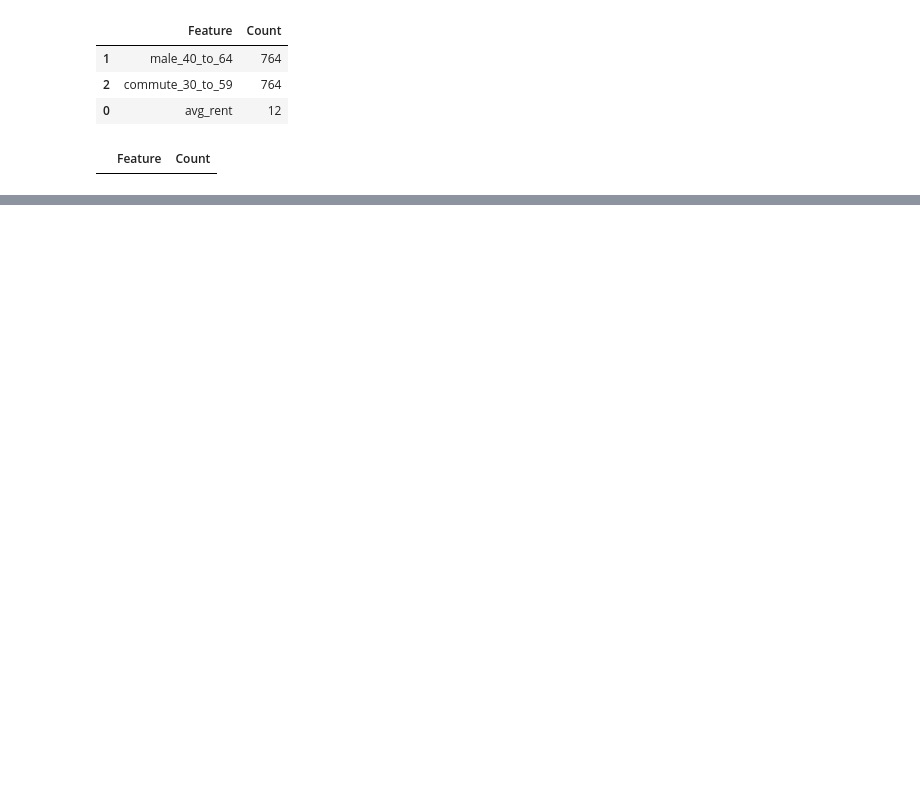
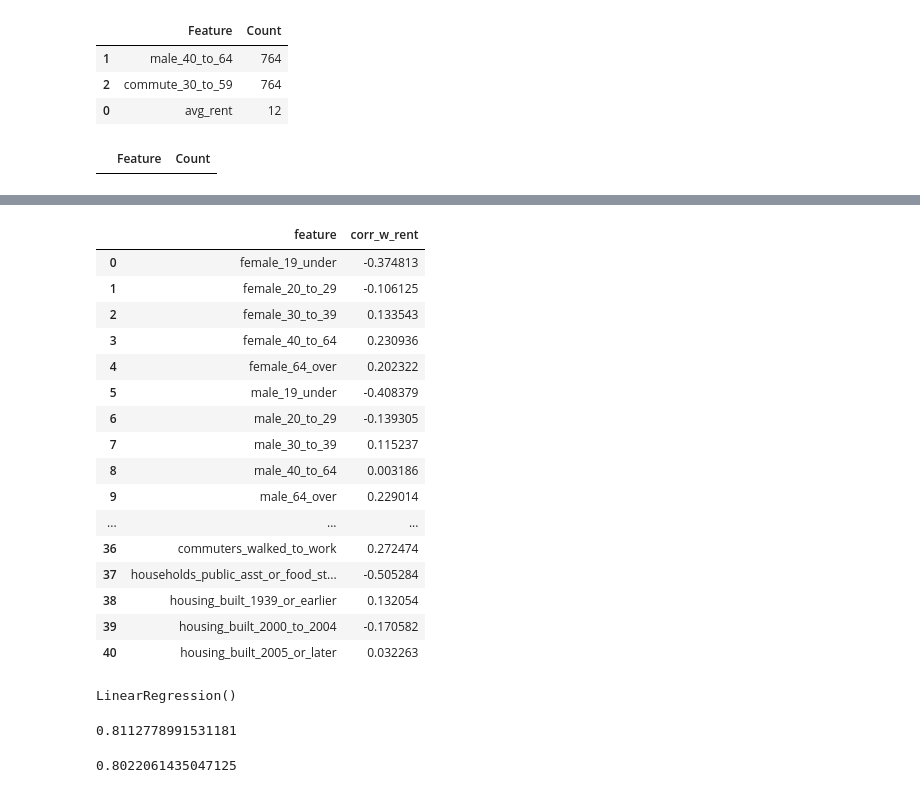
Before and after one commit to Skipp-py/NYCDSA_Capstone, a Jupyter notebook: David/0_Feature_Engineering.ipynb, the cells around one changed output, grey strips where cells are left out. Cells and saved outputs as stored; diff of their text form; code cells hidden in the pictures; blank space fills up the shorter version.

```diff
--- a/David/0_Feature_Engineering.ipynb
+++ b/David/0_Feature_Engineering.ipynb
@@ -255,4 +257,4 @@ pop_feats = ['female_19_under','female_20_to_29','female_30_to_39','female_40_to
 for feat in pop_feats:
     cali_top5_reduced[feat] = cali_top5_reduced[feat] / cali_top5_reduced['total_pop']
 # %%
-cali_top5_reduced = cali_top5_reduced.drop(columns = ['total_pop'])
+cali_top5_reduced = cali_top5_reduced.drop(columns = ['total_pop','households'])
@@ -268,3 +264,59 @@ cali_top5_reduced.head(2)
 |  | Date | RegionName | City | CountyName | Metro | avg_rent | female_19_under | female_20_to_29 | ... |
 | 0 | 2013 | 94109 | San Francisco | San Francisco County | San Francisco-Oakland-Hayward | 3747.083333 | 0.038311 | 0.146598 | ... |
 | 1 | 2013 | 90250 | Hawthorne | Los Angeles County | Los Angeles-Long Beach-Anaheim | 2309.416667 | 0.141179 | 0.092272 | ... |
+# %%
+all_numeric_feats = list(cali_top5_reduced.columns)[6:]
+
+corr_feature = []
+corr_value = []
+
+for feat in all_numeric_feats:
+
+    corr_feature.append(feat)
+    corr_value.append(cali_top5_reduced['avg_rent'].corr(cali_top5_reduced[feat]))
+
+d = {'feature':corr_feature,'corr_w_rent':corr_value}
+
+df_corr = pd.DataFrame(d)
+
+df_corr
+# %% [output]
+|  | feature | corr_w_rent |
+| 0 | female_19_under | -0.374813 |
+| 1 | female_20_to_29 | -0.106125 |
+| 2 | female_30_to_39 | 0.133543 |
+| 3 | female_40_to_64 | 0.230936 |
+| 4 | female_64_over | 0.202322 |
+| 5 | male_19_under | -0.408379 |
+| 6 | male_20_to_29 | -0.139305 |
+| 7 | male_30_to_39 | 0.115237 |
+| 8 | male_40_to_64 | 0.003186 |
+| 9 | male_64_over | 0.229014 |
+| ... | ... | ... |
+| 36 | commuters_walked_to_work | 0.272474 |
+| 37 | households_public_asst_or_food_st... | -0.505284 |
+| 38 | housing_built_1939_or_earlier | 0.132054 |
+| 39 | housing_built_2000_to_2004 | -0.170582 |
+| 40 | housing_built_2005_or_later | 0.032263 |
+# %%
+from sklearn.model_selection import train_test_split
+from sklearn.linear_model import LinearRegression, Lasso
+
+X = cali_top5_reduced.drop(columns = ['Date','RegionName','City', 'CountyName','Metro','avg_rent'])
+y = cali_top5_reduced['avg_rent']
+
+X_train, X_test, y_train, y_test = train_test_split(X, y, test_size = 0.33, random_state = 42)
+
+model = LinearRegression()
+
+model.fit(X_train, y_train)
+# %% [output]
+LinearRegression()
+# %%
+model.score(X_train, y_train)
+# %% [output]
+0.8112778991531181
+# %%
+model.score(X_test, y_test)
+# %% [output]
+0.8022061435047125
```
Also changed, not shown: parts of 20 cells of this notebook, 1 other file.
